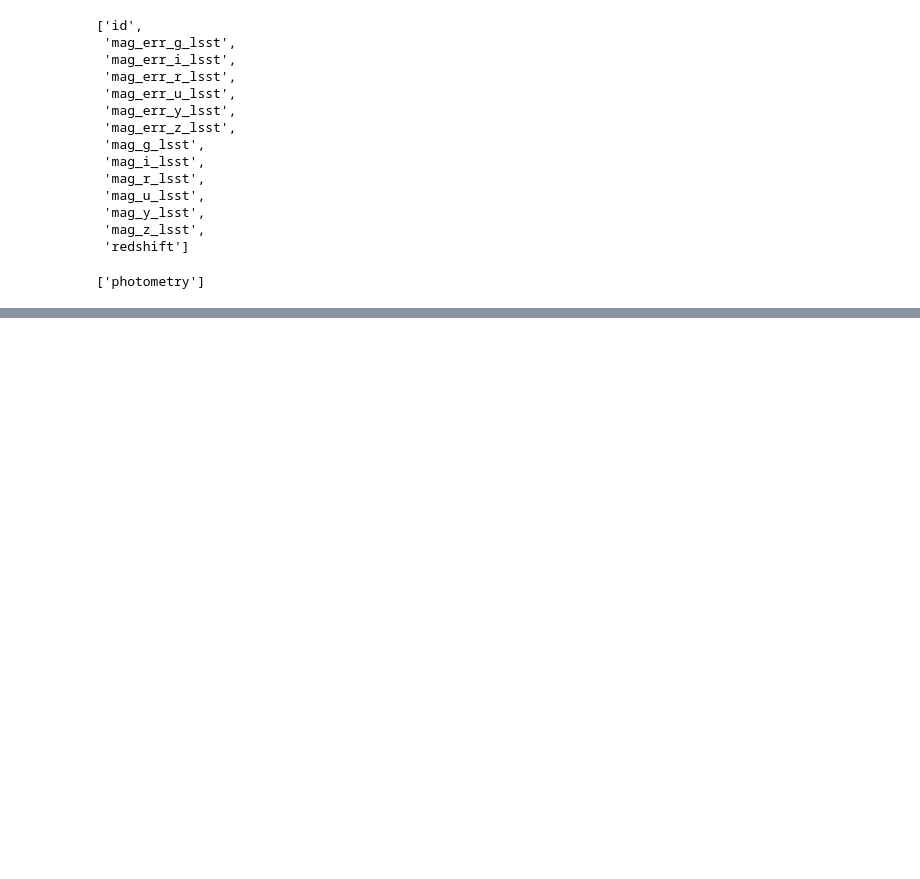
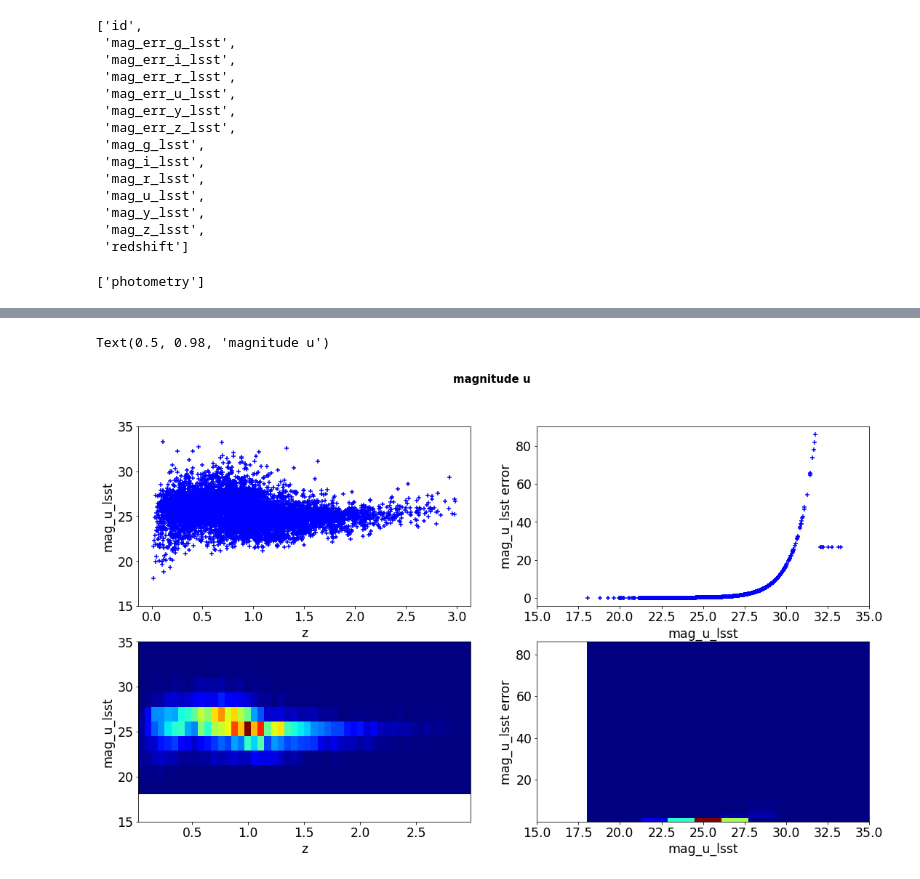
Before and after one commit to sylvielsstfr/MyDockerTools, a Jupyter notebook: UbuntuAnacondaDelightRail/notebooks/analysis_input_rail/Dumphdf5InputFiles.ipynb, the cells around one changed output, grey strips where cells are left out. Cells and saved outputs as stored; diff of their text form; code cells hidden in the pictures; blank space fills up the shorter version.

```diff
--- a/UbuntuAnacondaDelightRail/notebooks/analysis_input_rail/Dumphdf5InputFiles.ipynb
+++ b/UbuntuAnacondaDelightRail/notebooks/analysis_input_rail/Dumphdf5InputFiles.ipynb
@@ -73,0 +93,28 @@ mag_z_lsst=photometry[('mag_z_lsst')].value
+# %%
+fig=plt.figure(figsize=(18,10))
+ax=fig.add_subplot(221)
+ax.scatter(redshift,mag_u_lsst,marker="+",color="b")
+ax.set_ylim(15,35)
+ax.set_xlabel("z")
+ax.set_ylabel("mag_u_lsst")
+ax=fig.add_subplot(222)
+ax.scatter(mag_u_lsst,mag_err_u_lsst,marker="+",color="b")
+ax.set_xlim(15,35)
+ax.set_xlabel("mag_u_lsst")
+ax.set_ylabel("mag_u_lsst error")
+plt.suptitle("magnitude u",fontweight='bold',fontsize=15)
+
+ax=fig.add_subplot(223)
+ax.hist2d(redshift,mag_u_lsst,(50,50),cmap="jet")
+ax.set_ylim(15,35)
+ax.set_xlabel("z")
+ax.set_ylabel("mag_u_lsst")
+ax=fig.add_subplot(224)
+ax.hist2d(mag_u_lsst,mag_err_u_lsst,(50,50),cmap="jet")
+ax.set_xlim(15,35)
+ax.set_xlabel("mag_u_lsst")
+ax.set_ylabel("mag_u_lsst error")
+plt.suptitle("magnitude u",fontweight='bold',fontsize=15)
+# %% [output]
+Text(0.5, 0.98, 'magnitude u')
+[figure, added]
```
Also changed, not shown: parts of 20 cells of this notebook.
